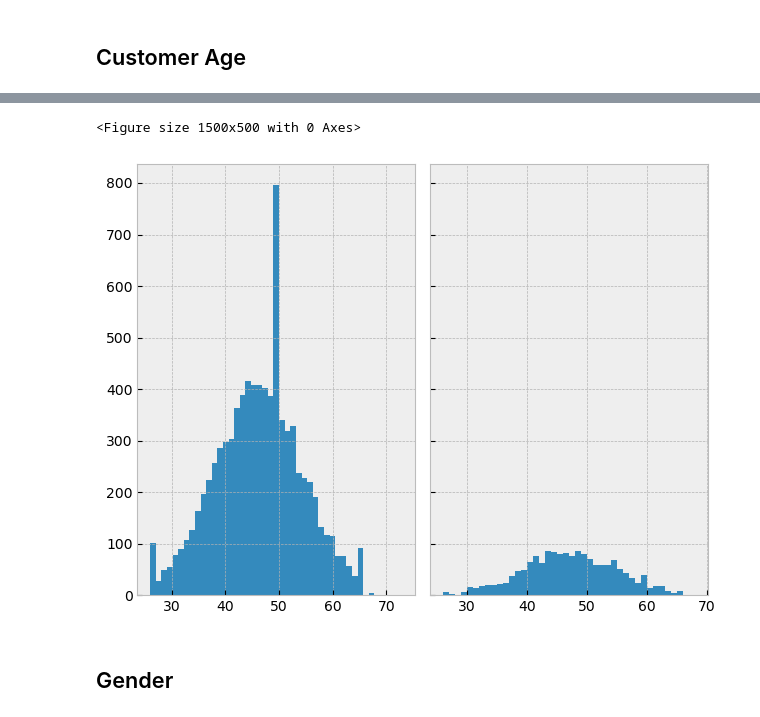
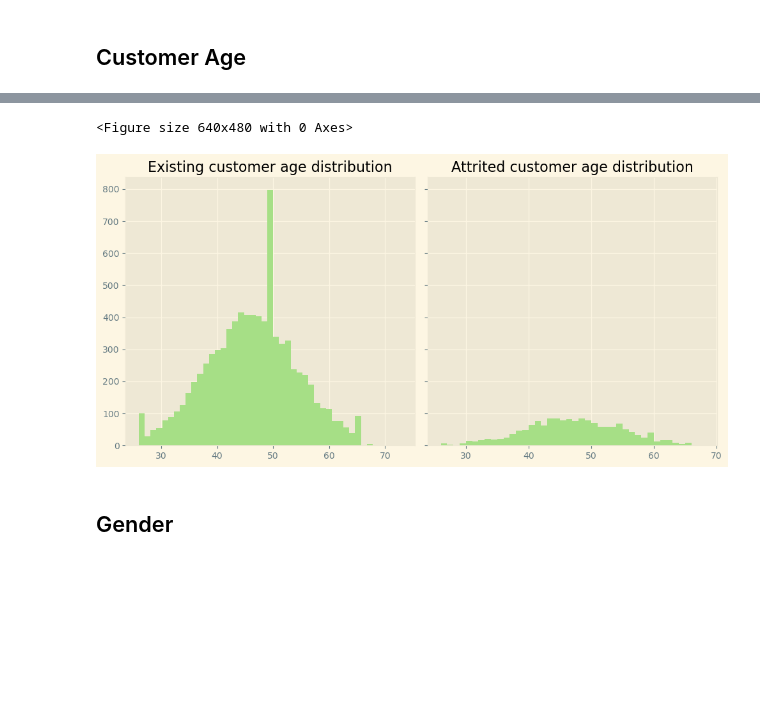
Before and after one commit to TonioBay/Focal_loss_for_churn_prediction, a Jupyter notebook: Churn_prediction.ipynb, the cells around one changed output, grey strips where cells are left out. Saved outputs shown, nothing was run; the diff lists cells and outputs as text; code cells hidden in the pictures; blank space fills up the shorter version.

```diff
--- a/Churn_prediction.ipynb
+++ b/Churn_prediction.ipynb
@@ -22,10 +22,13 @@ data.shape
 (10127, 21)
 # %% [markdown]
 # EDA
-# %%
-import matplotlib.pyplot as plt
-from matplotlib import style
-style.use('bmh')
+# %%
+import matplotlib.pyplot as plt
+
+import matplotlib as mpl
+from cycler import cycler
+mpl.style.use('Solarize_Light2')
+mpl.rcParams['axes.prop_cycle'] = cycler(color=['#A6DF86', '#FEAE57', '#8AE0CA', '#E06963','#4E5AA6','#a684ab'])
 # %%
 data.info()
 # %% [output]
@@ -68,17 +71,20 @@ plt.show()
 # %%
 E_customer_age = data.loc[:,['Customer_Age']][data.Attrition_Flag == 'Existing Customer']
 A_customer_age = data.loc[:,['Customer_Age']][data.Attrition_Flag != 'Existing Customer']
 
-plt.figure(figsize=(15, 5))
-fig, axs = plt.subplots(1, 2, sharey=True, tight_layout=True)
+plt.figure()
 
+fig, axs = plt.subplots(1, 2, sharey=True, tight_layout=True , figsize = (10,5)  )
+
+axs[0].set_title('Existing customer age distribution')
 axs[0].hist(E_customer_age, bins=len(E_customer_age.iloc[:,0].unique()))
+axs[1].set_title('Attrited customer age distribution')
 axs[1].hist(A_customer_age, bins=len(A_customer_age.iloc[:,0].unique()))
 
 plt.show()
 # %% [output]
-<Figure size 1500x500 with 0 Axes>
+<Figure size 640x480 with 0 Axes>
-[figure, old version]
+[figure, new version]
 # %% [markdown]
 ## Gender
 # %% [markdown]
```
Also changed, not shown: parts of 32 cells of this notebook.
